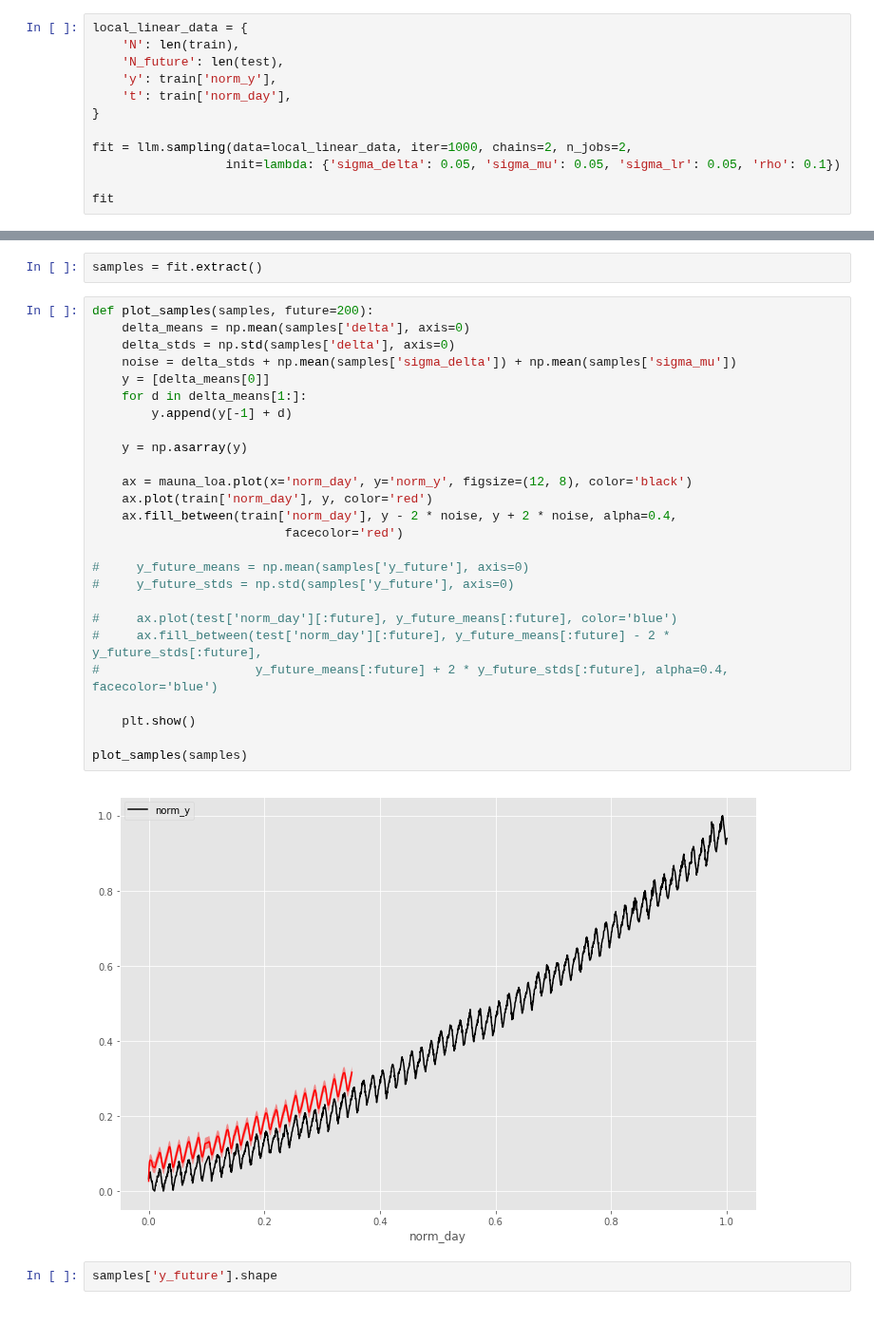
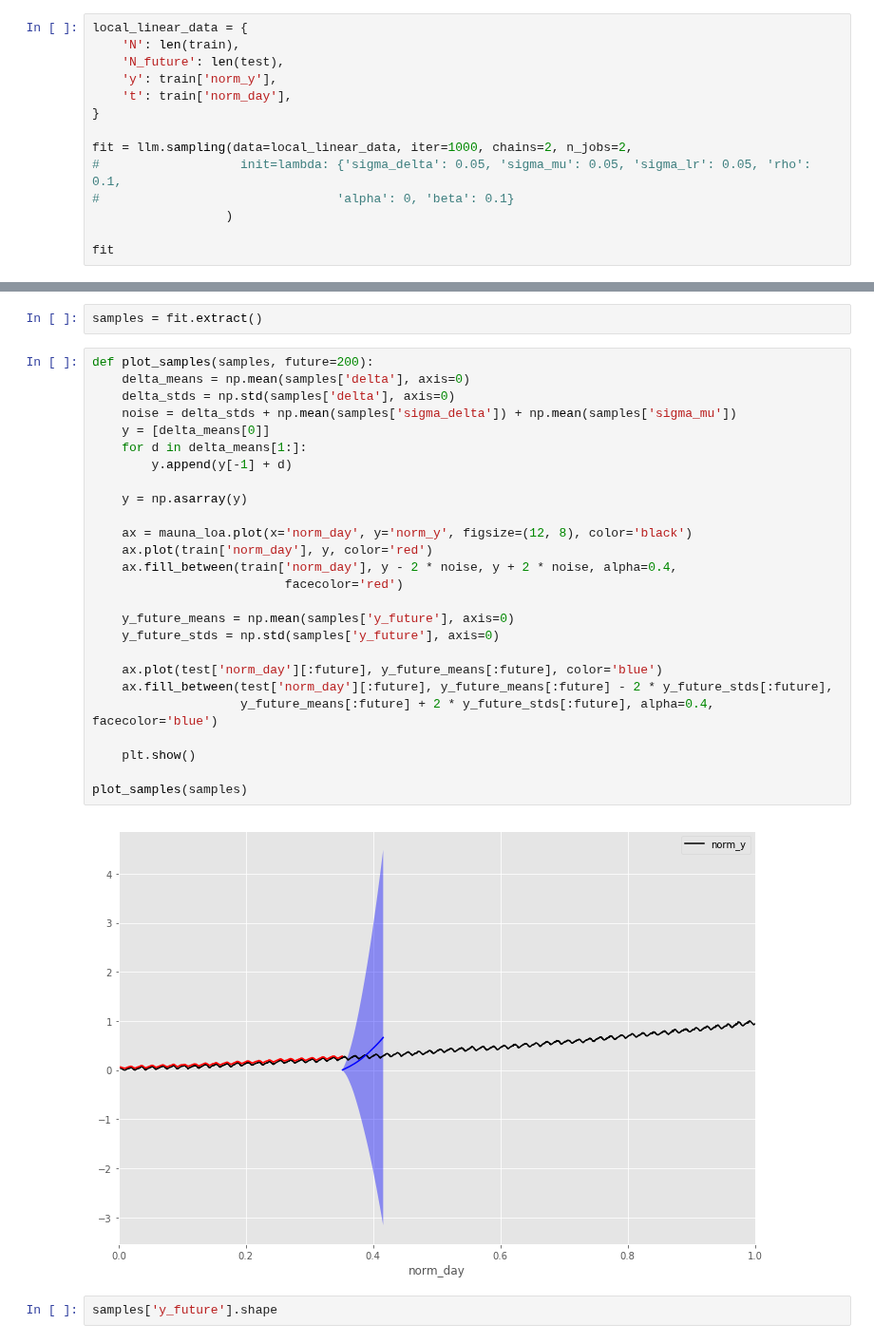
Before and after one commit to guydav/minerva, a Jupyter notebook: notebooks/CS146/0.X Final Project (Stan).ipynb, the cells around one changed output, grey strips where cells are left out. Shown at 95% size. Drawn from its saved outputs; the diff is of its cells as text.

```diff
--- a/notebooks/CS146/0.X Final Project (Stan).ipynb
+++ b/notebooks/CS146/0.X Final Project (Stan).ipynb
@@ -175,6 +167,8 @@ local_linear_data = {
 }
 
 fit = llm.sampling(data=local_linear_data, iter=1000, chains=2, n_jobs=2,
-                  init=lambda: {'sigma_delta': 0.05, 'sigma_mu': 0.05, 'sigma_lr': 0.05, 'rho': 0.1})
+#                   init=lambda: {'sigma_delta': 0.05, 'sigma_mu': 0.05, 'sigma_lr': 0.05, 'rho': 0.1,
+#                                'alpha': 0, 'beta': 0.1}
+                  )
 
 fit
@@ -203,31 +195,31 @@ samples = fit.extract()
 # %%
 def plot_samples(samples, future=200):
     delta_means = np.mean(samples['delta'], axis=0)
     delta_stds = np.std(samples['delta'], axis=0)
     noise = delta_stds + np.mean(samples['sigma_delta']) + np.mean(samples['sigma_mu'])
     y = [delta_means[0]]
     for d in delta_means[1:]:
         y.append(y[-1] + d)
 
     y = np.asarray(y)
 
     ax = mauna_loa.plot(x='norm_day', y='norm_y', figsize=(12, 8), color='black')
     ax.plot(train['norm_day'], y, color='red')
     ax.fill_between(train['norm_day'], y - 2 * noise, y + 2 * noise, alpha=0.4,
                           facecolor='red')
 
-#     y_future_means = np.mean(samples['y_future'], axis=0)
-#     y_future_stds = np.std(samples['y_future'], axis=0)
+    y_future_means = np.mean(samples['y_future'], axis=0)
+    y_future_stds = np.std(samples['y_future'], axis=0)
 
-#     ax.plot(test['norm_day'][:future], y_future_means[:future], color='blue')
-#     ax.fill_between(test['norm_day'][:future], y_future_means[:future] - 2 * y_future_stds[:future],
-#                     y_future_means[:future] + 2 * y_future_stds[:future], alpha=0.4, facecolor='blue')
+    ax.plot(test['norm_day'][:future], y_future_means[:future], color='blue')
+    ax.fill_between(test['norm_day'][:future], y_future_means[:future] - 2 * y_future_stds[:future],
+                    y_future_means[:future] + 2 * y_future_stds[:future], alpha=0.4, facecolor='blue')
 
     plt.show()
 
 plot_samples(samples)
 # %% [output]
-[figure, old version]
+[figure, new version]
 # %%
 samples['y_future'].shape
 # %% [output]
```
Also changed, not shown: parts of 6 cells of this notebook.
